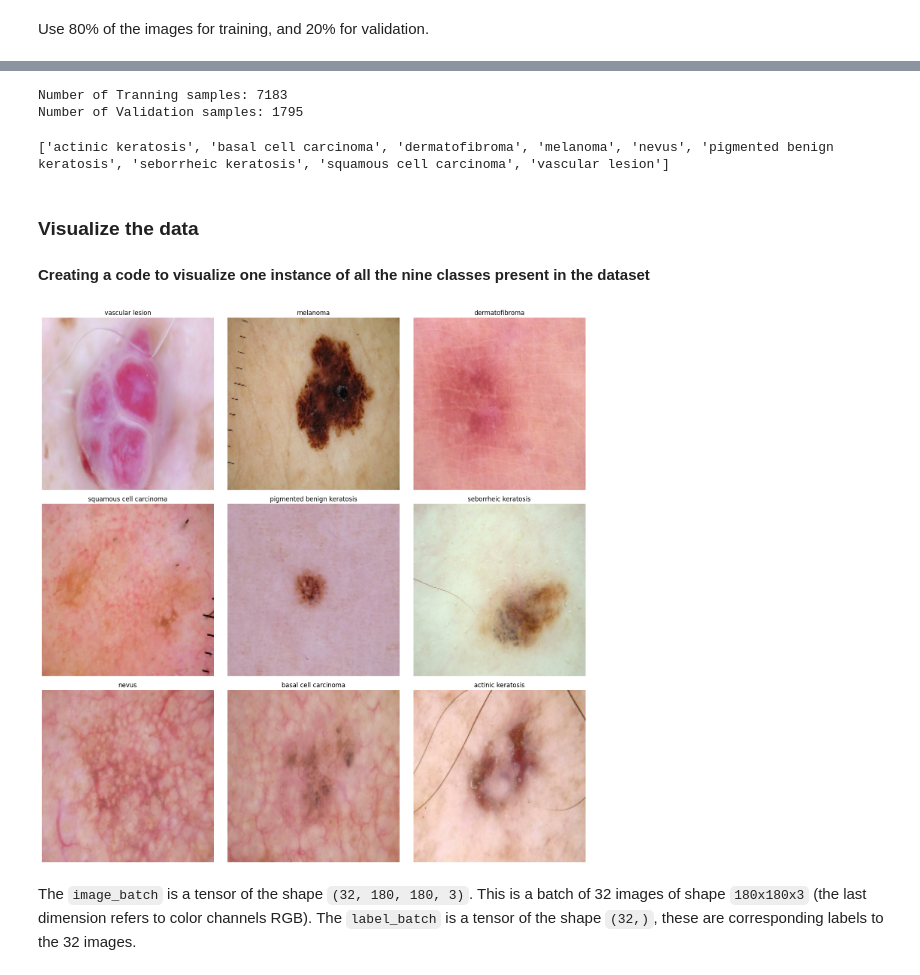
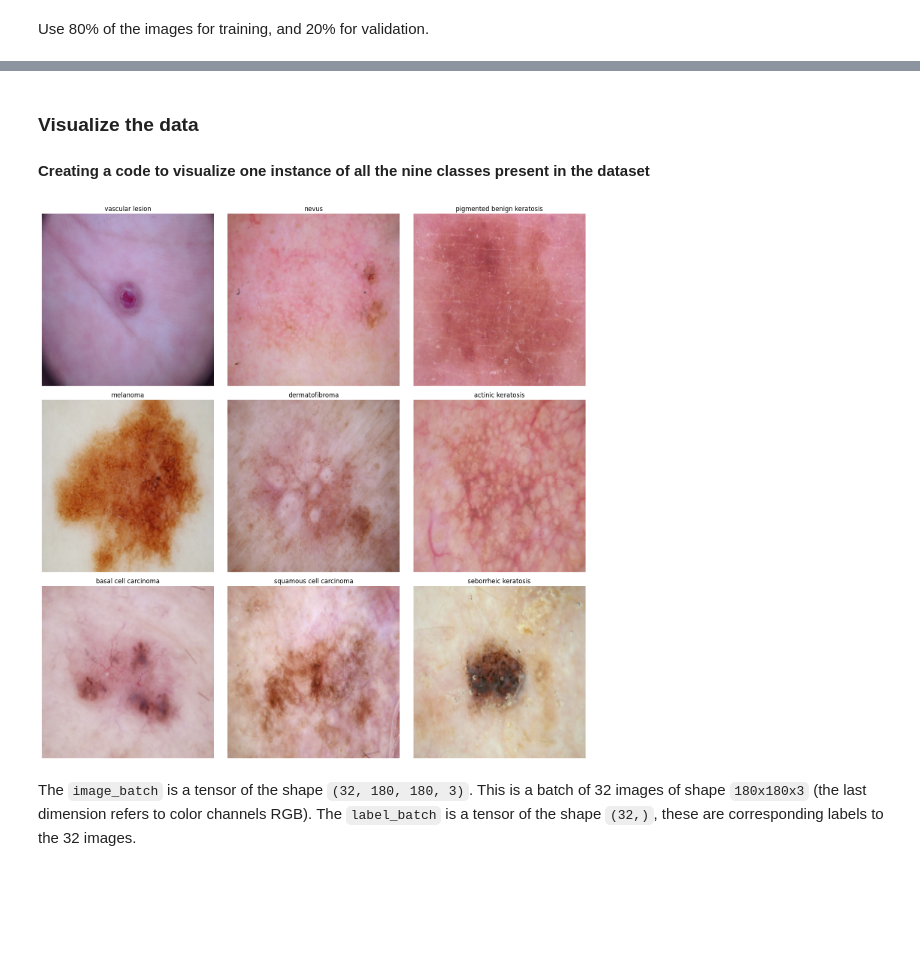
Before and after one commit to AnishRane-cox/Skin-Cancer-Detection-using-CNN, a Jupyter notebook: Anish_Nilesh_Rane_nn.ipynb, the cells around one changed output, grey strips where cells are left out. Drawn from its saved outputs; the diff is of its cells as text; code cells hidden in the pictures; blank space fills up the shorter version.

```diff
--- a/Anish_Nilesh_Rane_nn.ipynb
+++ b/Anish_Nilesh_Rane_nn.ipynb
@@ -103,56 +116,44 @@ train_ds
-# %%
-print(f"Number of Tranning samples: {len(train_ds.file_paths)}")
-print(f"Number of Validation samples: {len(val_ds.file_paths)}")
-# %% [output]
-Number of Tranning samples: 7183
-Number of Validation samples: 1795
-# %%
-# List out all the classes of skin cancer and store them in a list.
-# You can find the class names in the class_names attribute on these datasets.
-# These correspond to the directory names in alphabetical order.
-class_names = train_ds.class_names
-print(class_names)
-# %% [output]
-['actinic keratosis', 'basal cell carcinoma', 'dermatofibroma', 'melanoma', 'nevus', 'pigmented benign keratosis', 'seborrheic keratosis', 'squamous cell carcinoma', 'vascular lesion']
 # %% [markdown]
 ### Visualize the data
 #### Creating a code to visualize one instance of all the nine classes present in the dataset
 # %%
 import matplotlib.pyplot as plt
 
-def visualize_class(dataset, class_names, num_classes = 9):
-  plt.figure(figsize = (15,15))
+def visualize_class(dataset, class_names, num_classes=9):
+  plt.figure(figsize=(15, 15))
 
   # Dictionary to store one example per class
   class_examples = {}
 
   # Iterate through the dataset to collect one example per class
   for images, labels in train_ds:
-    for image, label in zip(images,labels):
-      class_name = class_names[label.numpy()]
+    for image, label in zip(images, labels):
+      # Get the index of the maximum value (representing the class)
+      class_index = tf.argmax(label).numpy()
+      class_name = class_names[class_index]
       if class_name not in class_examples:
         class_examples[class_name] = image
       if len(class_examples) == num_classes:
         break
     if len(class_examples) == num_classes:
       break
 
   # Plotting the examples
-  for idx, (class_name, image) in enumerate(class_examples.items(),1):
-    plt.subplot(3,3,idx)
+  for idx, (class_name, image) in enumerate(class_examples.items(), 1):
+    plt.subplot(3, 3, idx)
     plt.imshow(image.numpy().astype("uint8"))
     plt.title(class_name)
     plt.axis("off")
   plt.tight_layout()
   plt.show()
 
 # Using Tranning Dataset
 visualize_class(
     train_ds,
     class_names,
     num_classes=9
 )
 # %% [output]
-[figure, old version]
+[figure, new version]
 # %% [markdown]
 The `image_batch` is a tensor of the shape `(32, 180, 180, 3)`. This is a batch of 32 images of shape `180x180x3` (the last dimension refers to color channels RGB). The `label_batch` is a tensor of the shape `(32,)`, these are corresponding labels to the 32 images.
```
Also changed, not shown: parts of 37 cells of this notebook.
